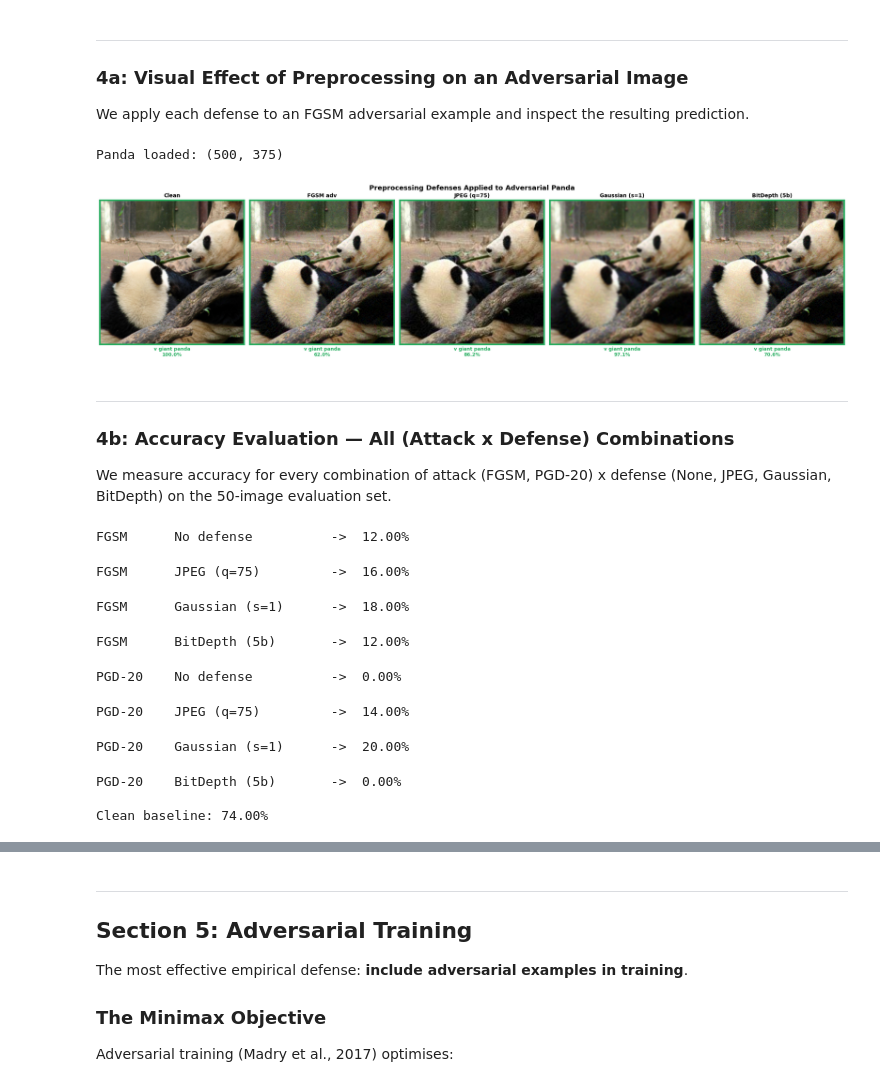
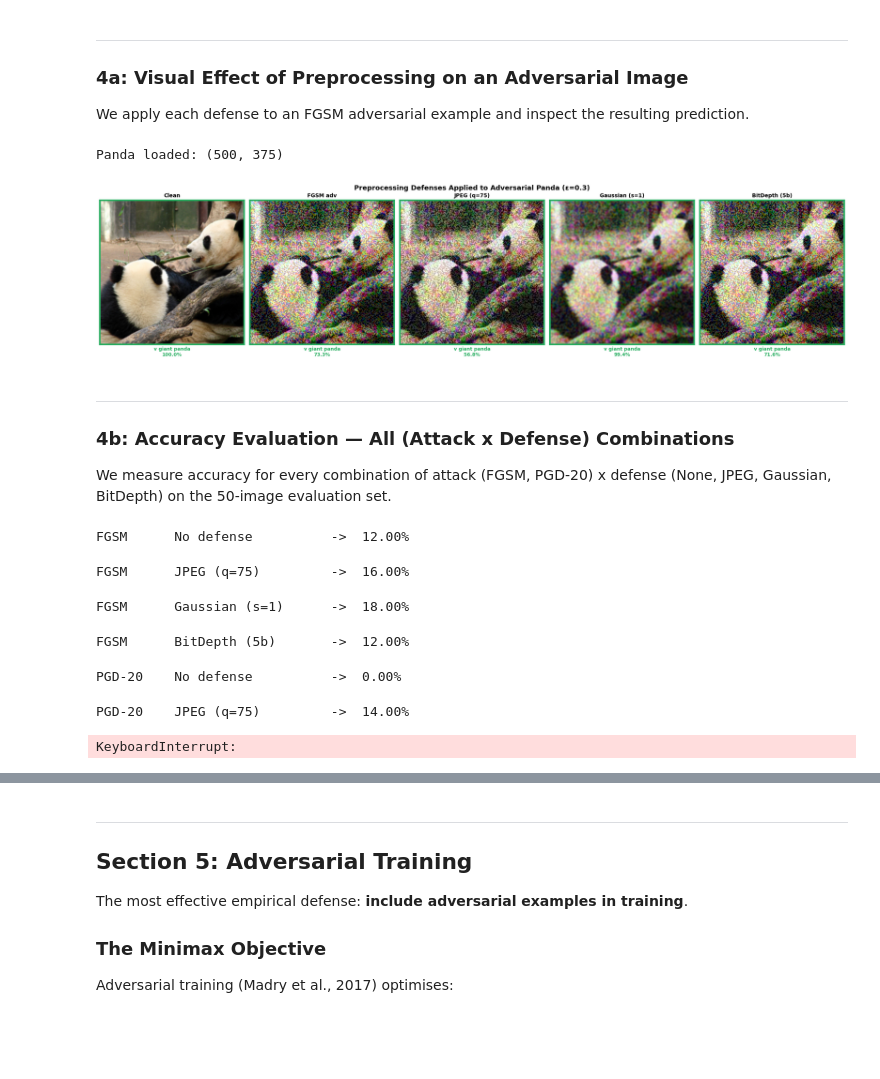
Before and after one commit to elcronos/AISecurity, a Jupyter notebook: 03_defenses_cnns/defenses_cnns.ipynb, the cells around one changed output, grey strips where cells are left out. Drawn from its saved outputs; the diff is of its cells as text; code cells hidden in the pictures; blank space fills up the shorter version.

Commit message:
Section 4a: use PGD-20 instead of FGSM for panda visual demo

```diff
--- a/03_defenses_cnns/defenses_cnns.ipynb
+++ b/03_defenses_cnns/defenses_cnns.ipynb
@@ -362,40 +362,40 @@ panda_idx    = synset_to_idx.get('n02510455', 388)
 panda_label  = torch.tensor([panda_idx], device=device)
 
 # ── Generate adversarial panda ─────────────────────────────────────────────────
-adv_panda = fgsm(model, panda_tensor, panda_label, 0.3)
+adv_panda = pgd(model, panda_tensor, panda_label, 0.3, steps=20)
 
 def predict(t):
     with torch.no_grad():
         p = F.softmax(model(t), dim=1)[0]
     pred = p.argmax().item()
     return idx_to_label[pred], p[pred].item(), pred == panda_idx
 
 # ── Apply each defense to the adversarial panda ───────────────────────────────
-panels = [('Clean', panda_tensor), ('FGSM adv', adv_panda)]
+panels = [('Clean', panda_tensor), ('PGD-20 adv', adv_panda)]
 for name, fn in list(DEFENSES.items())[1:]:
     panels.append((name, fn(adv_panda)))
 
 fig, axes = plt.subplots(1, len(panels), figsize=(4 * len(panels), 4.5))
-fig.suptitle('Preprocessing Defenses Applied to Adversarial Panda (ε=0.3)',
+fig.suptitle('Preprocessing Defenses Applied to Adversarial Panda — PGD-20 ε=0.3',
              fontsize=13, fontweight='bold')
 
 for ax, (name, t) in zip(axes, panels):
     lbl, conf, correct = predict(t)
     border = '#27ae60' if correct else '#e74c3c'
     ax.imshow(tensor_to_image(t))
     ax.set_title(name, fontsize=10, fontweight='bold')
     ax.set_xlabel(f'{"v" if correct else "x"} {lbl[:18]}\n{conf:.1%}',
                   fontsize=9, color=border, fontweight='bold')
     ax.set_xticks([]); ax.set_yticks([])
     for sp in ax.spines.values():
         sp.set_edgecolor(border); sp.set_linewidth(3)
 
 plt.tight_layout()
 plt.savefig('preprocessing_visual.png', dpi=120, bbox_inches='tight')
 plt.show()
 # %% [output]
 Panda loaded: (500, 375)
-[figure, old version]
+[figure, new version]
 # %% [markdown]
 ---
 ### 4b: Accuracy Evaluation — All (Attack x Defense) Combinations
@@ -440,10 +440,7 @@ FGSM      Gaussian (s=1)      ->  18.00%
 FGSM      BitDepth (5b)       ->  12.00%
 PGD-20    No defense          ->  0.00%
 PGD-20    JPEG (q=75)         ->  14.00%
-PGD-20    Gaussian (s=1)      ->  20.00%
+KeyboardInterrupt:
-PGD-20    BitDepth (5b)       ->  0.00%
-
-Clean baseline: 74.00%
 # %%
 fig, axes = plt.subplots(1, 2, figsize=(14, 5), sharey=True)
 fig.suptitle('Preprocessing Defense Accuracy -- FGSM and PGD-20 (e=0.1)',
```
Also changed, not shown: parts of 9 cells of this notebook.
